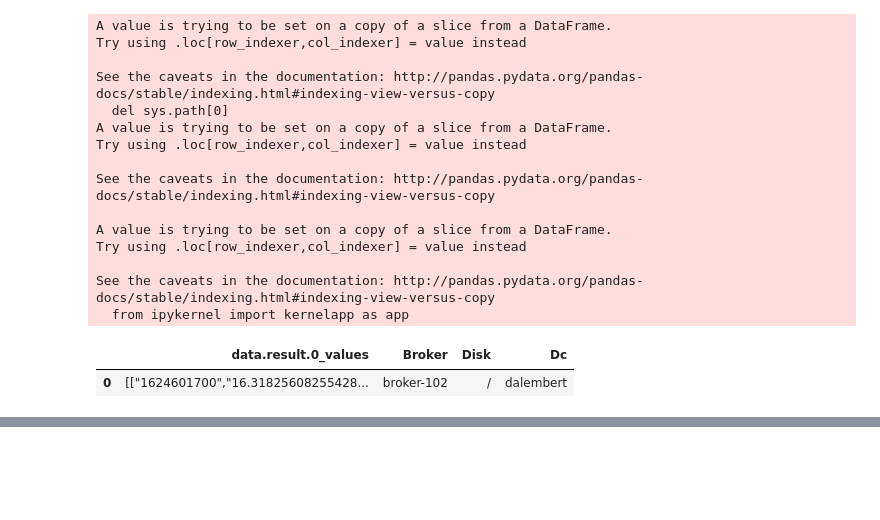
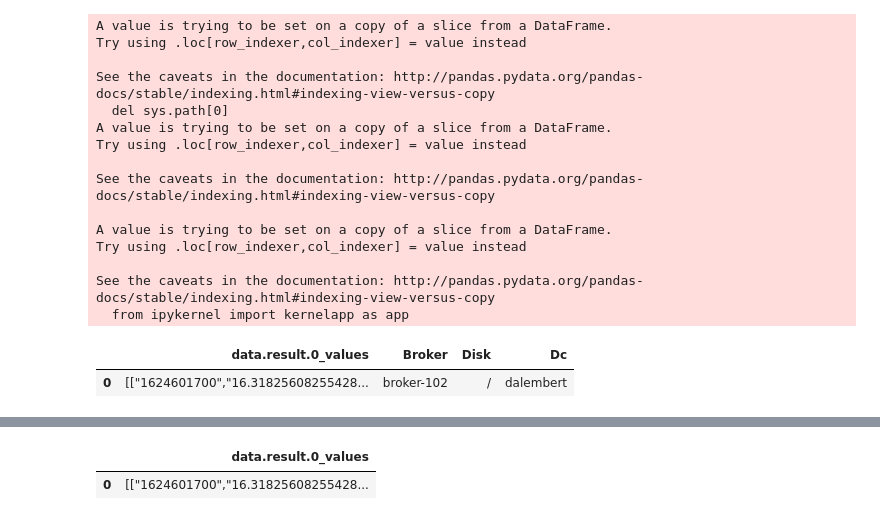
Before and after one commit to totogs/dataiku_test4, a Jupyter notebook: ipython_notebooks/notebook editor for compute_good_columns.ipynb, the cells around one changed output, grey strips where cells are left out. Cells and saved outputs as stored; diff of their text form; code cells hidden in the pictures; blank space fills up the shorter version.

```diff
--- a/ipython_notebooks/notebook editor for compute_good_columns.ipynb
+++ b/ipython_notebooks/notebook editor for compute_good_columns.ipynb
@@ -103,3 +100,9 @@ df_val.head()
+# %%
+df_val = pd.DataFrame(df0["data.result.0_values"])
+df_val.head()
+# %% [output]
+|  | data.result.0_values |
+| 0 | [["1624601700","16.31825608255428... |
 # %%
 # Write recipe outputs
 #good_columns = dataiku.Dataset("good_columns")
```
Also changed, not shown: parts of 1 cell of this notebook.
